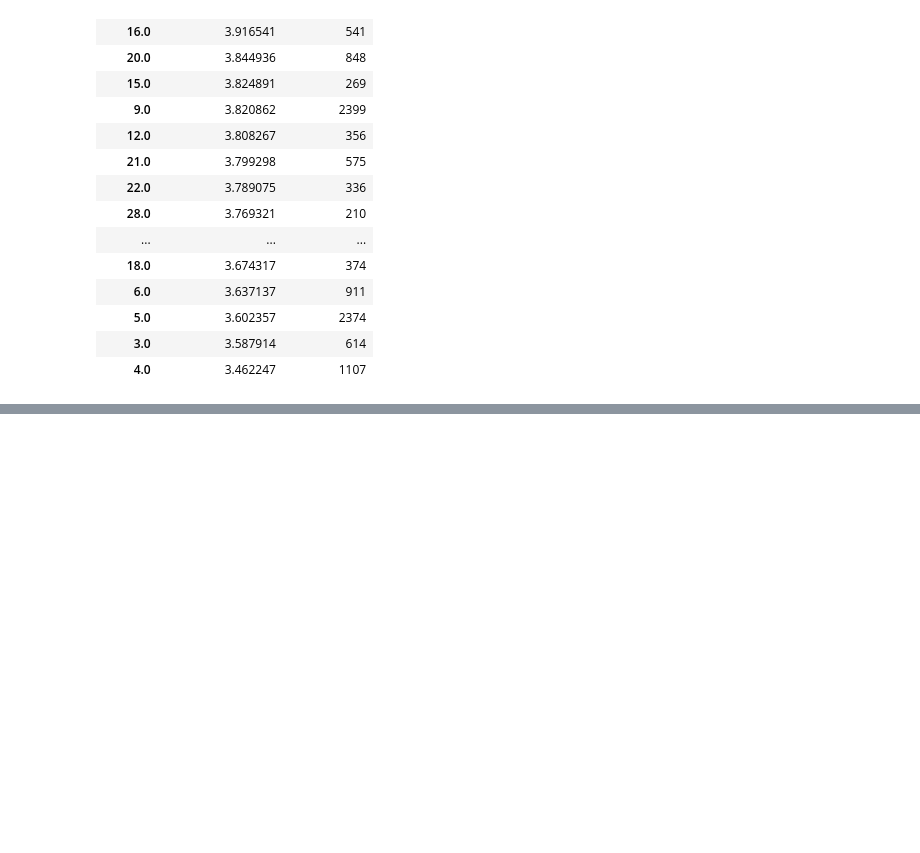
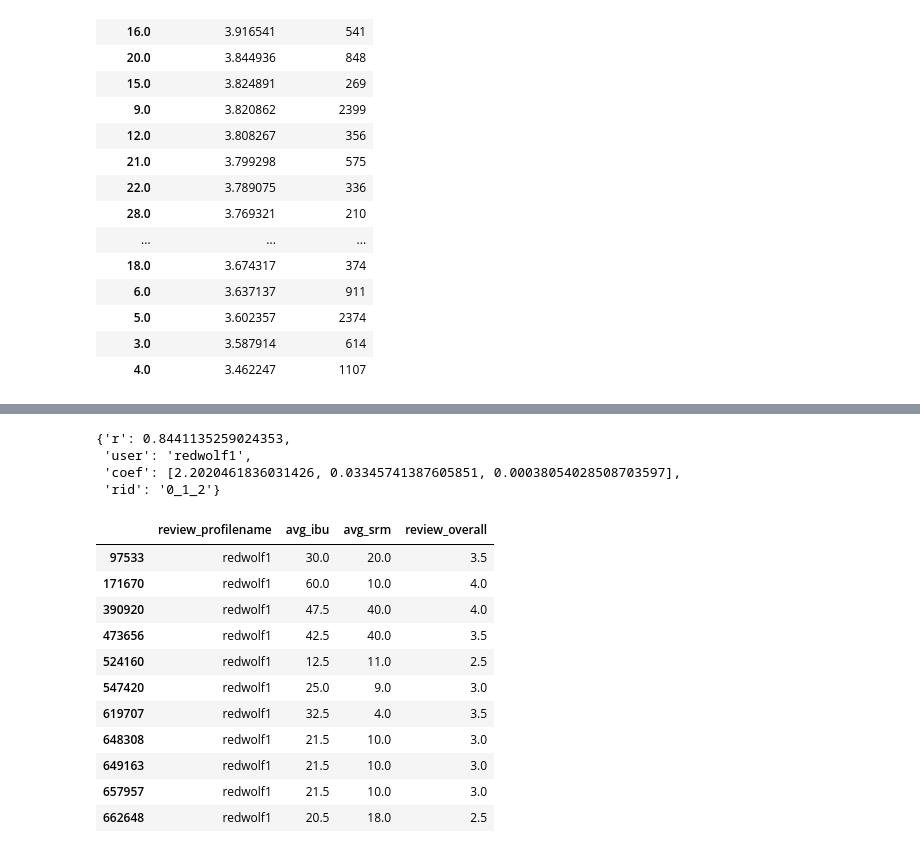
Before and after one commit to jakefeldy1/ETL, a Jupyter notebook: beer_data_anaylis_final.ipynb, the cells around one changed output, grey strips where cells are left out. Saved outputs shown, nothing was run; the diff lists cells and outputs as text; code cells hidden in the pictures; blank space fills up the shorter version.

```diff
--- a/beer_data_anaylis_final.ipynb
+++ b/beer_data_anaylis_final.ipynb
@@ -404,0 +603,24 @@ srm_vs_app_fin_df
+# %%
+new_list[0]
+# %% [output]
+{'r': 0.8441135259024353,
+ 'user': 'redwolf1',
+ 'coef': [2.2020461836031426, 0.03345741387605851, 0.00038054028508703597],
+ 'rid': '0_1_2'}
+# %%
+temp_data_frame = data_for_model_v1_df.loc[data_for_model_v1_df['review_profilename']=="redwolf1"]
+# %%
+temp_data_frame
+# %% [output]
+|  | review_profilename | avg_ibu | avg_srm | review_overall |
+| 97533 | redwolf1 | 30.0 | 20.0 | 3.5 |
+| 171670 | redwolf1 | 60.0 | 10.0 | 4.0 |
+| 390920 | redwolf1 | 47.5 | 40.0 | 4.0 |
+| 473656 | redwolf1 | 42.5 | 40.0 | 3.5 |
+| 524160 | redwolf1 | 12.5 | 11.0 | 2.5 |
+| 547420 | redwolf1 | 25.0 | 9.0 | 3.0 |
+| 619707 | redwolf1 | 32.5 | 4.0 | 3.5 |
+| 648308 | redwolf1 | 21.5 | 10.0 | 3.0 |
+| 649163 | redwolf1 | 21.5 | 10.0 | 3.0 |
+| 657957 | redwolf1 | 21.5 | 10.0 | 3.0 |
+| 662648 | redwolf1 | 20.5 | 18.0 | 2.5 |
```
Also changed, not shown: parts of 26 cells of this notebook, 5 other files.
